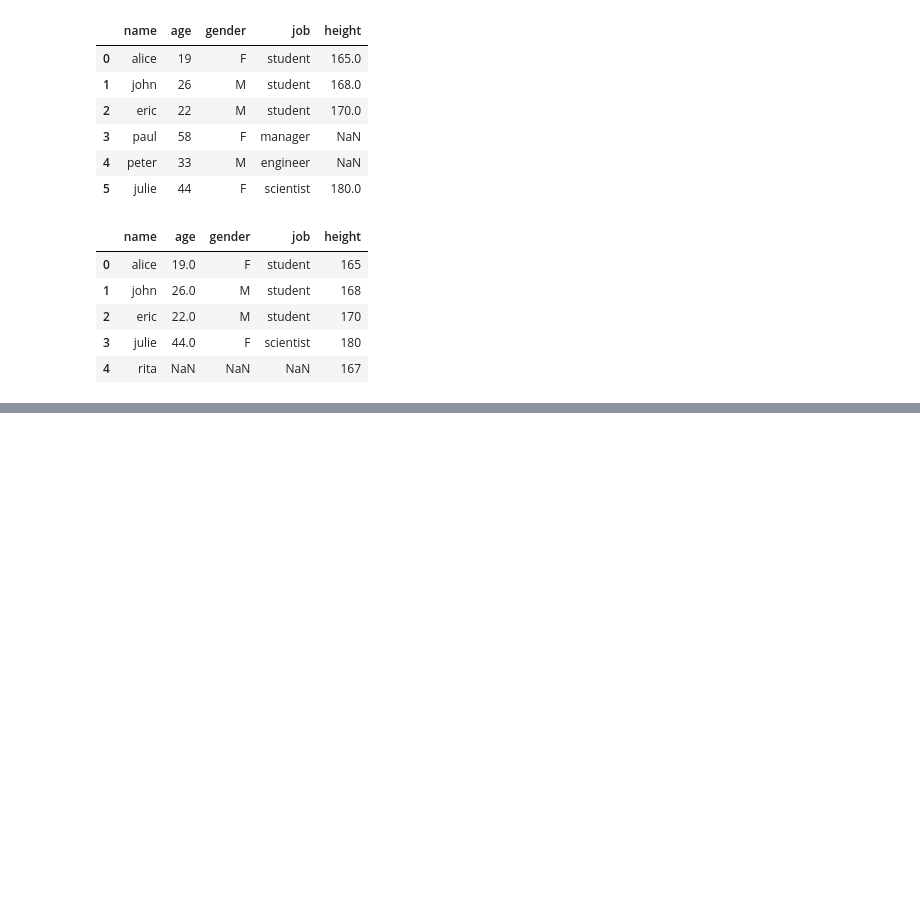
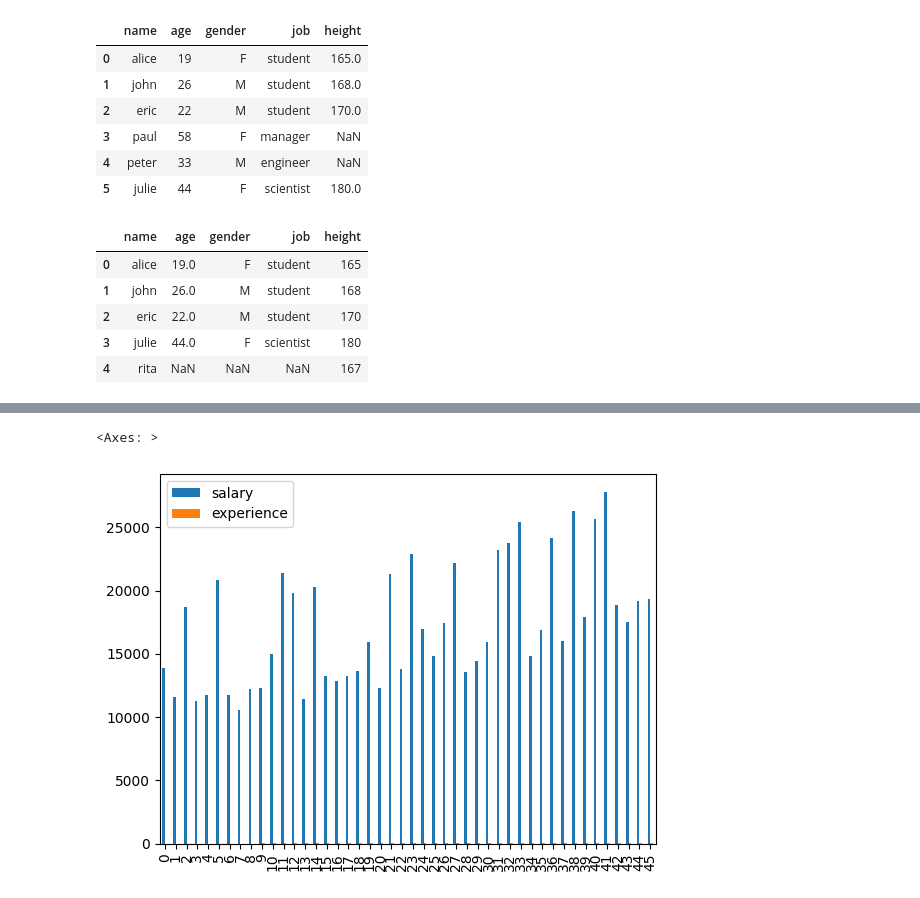
Before and after one commit to sangsaptak/DSTraining, a Jupyter notebook: Pandas.ipynb, the cells around one changed output, grey strips where cells are left out. Saved outputs shown, nothing was run; the diff lists cells and outputs as text; code cells hidden in the pictures; blank space fills up the shorter version.

```diff
--- a/Pandas.ipynb
+++ b/Pandas.ipynb
@@ -484,0 +1662,5 @@ merge_right_outer
+# %%
+df.plot.bar()
+# %% [output]
+<Axes: >
+[figure, added]
```
Also changed, not shown: parts of 130 cells of this notebook, 2 other files.
